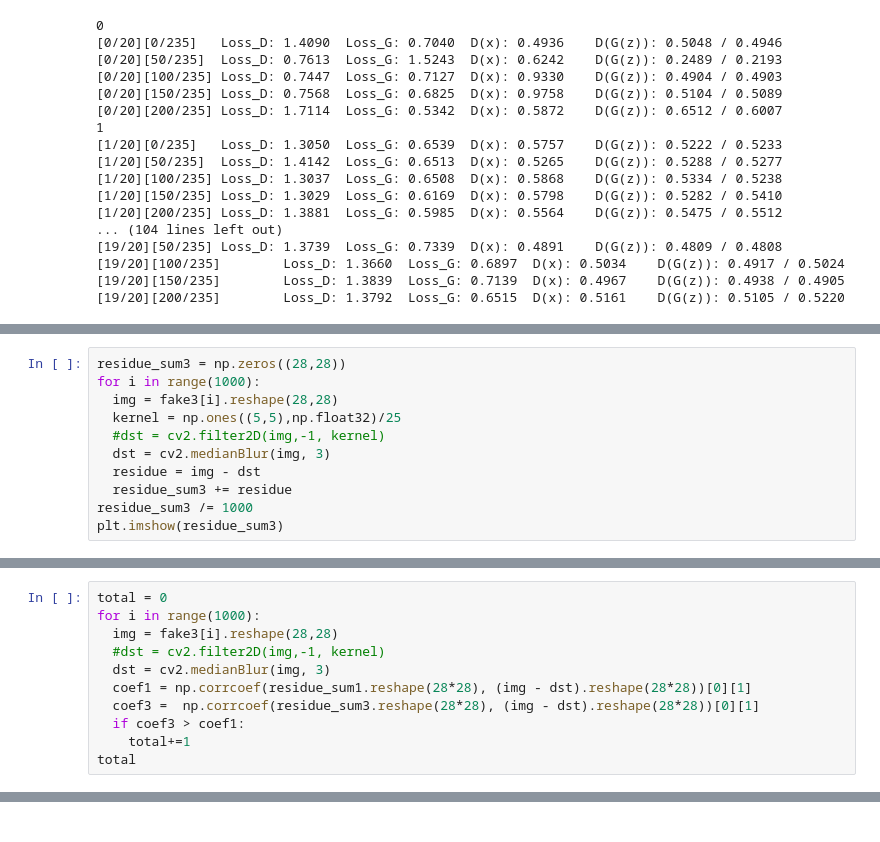
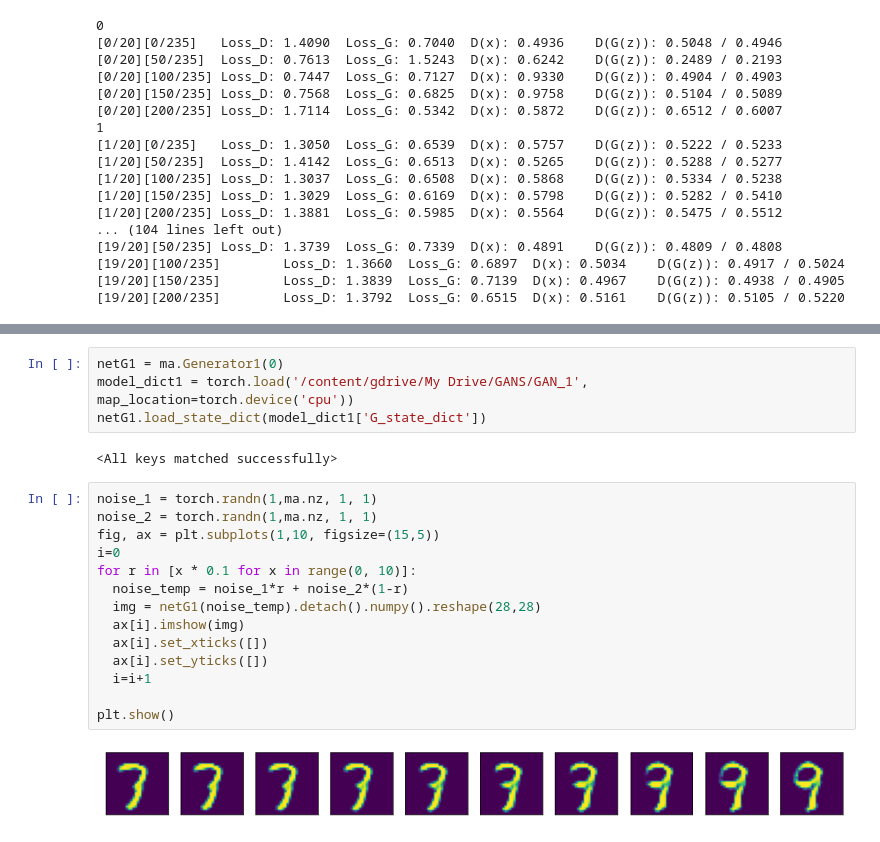
Before and after one commit to VasundharaAgarwal/GANFingerprinting, a Jupyter notebook: GAN_Training.ipynb, the cells around one changed output, grey strips where cells are left out. Cells and saved outputs as stored; diff of their text form.

Commit message:
Add visualisation of interpolating in latent space

```diff
--- a/GAN_Training.ipynb
+++ b/GAN_Training.ipynb
@@ -223,11 +224,0 @@ plt.imshow(residue_sum1)
-# %%
-residue_sum3 = np.zeros((28,28))
-for i in range(1000):
-  img = fake3[i].reshape(28,28)
-  kernel = np.ones((5,5),np.float32)/25
-  #dst = cv2.filter2D(img,-1, kernel)
-  dst = cv2.medianBlur(img, 3)
-  residue = img - dst
-  residue_sum3 += residue
-residue_sum3 /= 1000
-plt.imshow(residue_sum3)
@@ -237,11 +224,0 @@ plt.imshow(residue_sum3)
-# %%
-total = 0
-for i in range(1000):
-  img = fake3[i].reshape(28,28)
-  #dst = cv2.filter2D(img,-1, kernel)
-  dst = cv2.medianBlur(img, 3)
-  coef1 = np.corrcoef(residue_sum1.reshape(28*28), (img - dst).reshape(28*28))[0][1]
-  coef3 =  np.corrcoef(residue_sum3.reshape(28*28), (img - dst).reshape(28*28))[0][1]
-  if coef3 > coef1:
-    total+=1
-total
@@ -286,0 +225,22 @@ plt.imshow(np.floor(fake1_as_array[2]*256).reshape(28,28)-dst)
+# %%
+netG1 = ma.Generator1(0)
+model_dict1 = torch.load('/content/gdrive/My Drive/GANS/GAN_1', map_location=torch.device('cpu'))
+netG1.load_state_dict(model_dict1['G_state_dict'])
+# %% [output]
+<All keys matched successfully>
+# %%
+noise_1 = torch.randn(1,ma.nz, 1, 1)
+noise_2 = torch.randn(1,ma.nz, 1, 1)
+fig, ax = plt.subplots(1,10, figsize=(15,5))
+i=0
+for r in [x * 0.1 for x in range(0, 10)]:
+  noise_temp = noise_1*r + noise_2*(1-r)
+  img = netG1(noise_temp).detach().numpy().reshape(28,28)
+  ax[i].imshow(img)
+  ax[i].set_xticks([])
+  ax[i].set_yticks([])
+  i=i+1
+
+plt.show()
+# %% [output]
+[figure, added]
```
Also changed, not shown: parts of 19 cells of this notebook.
